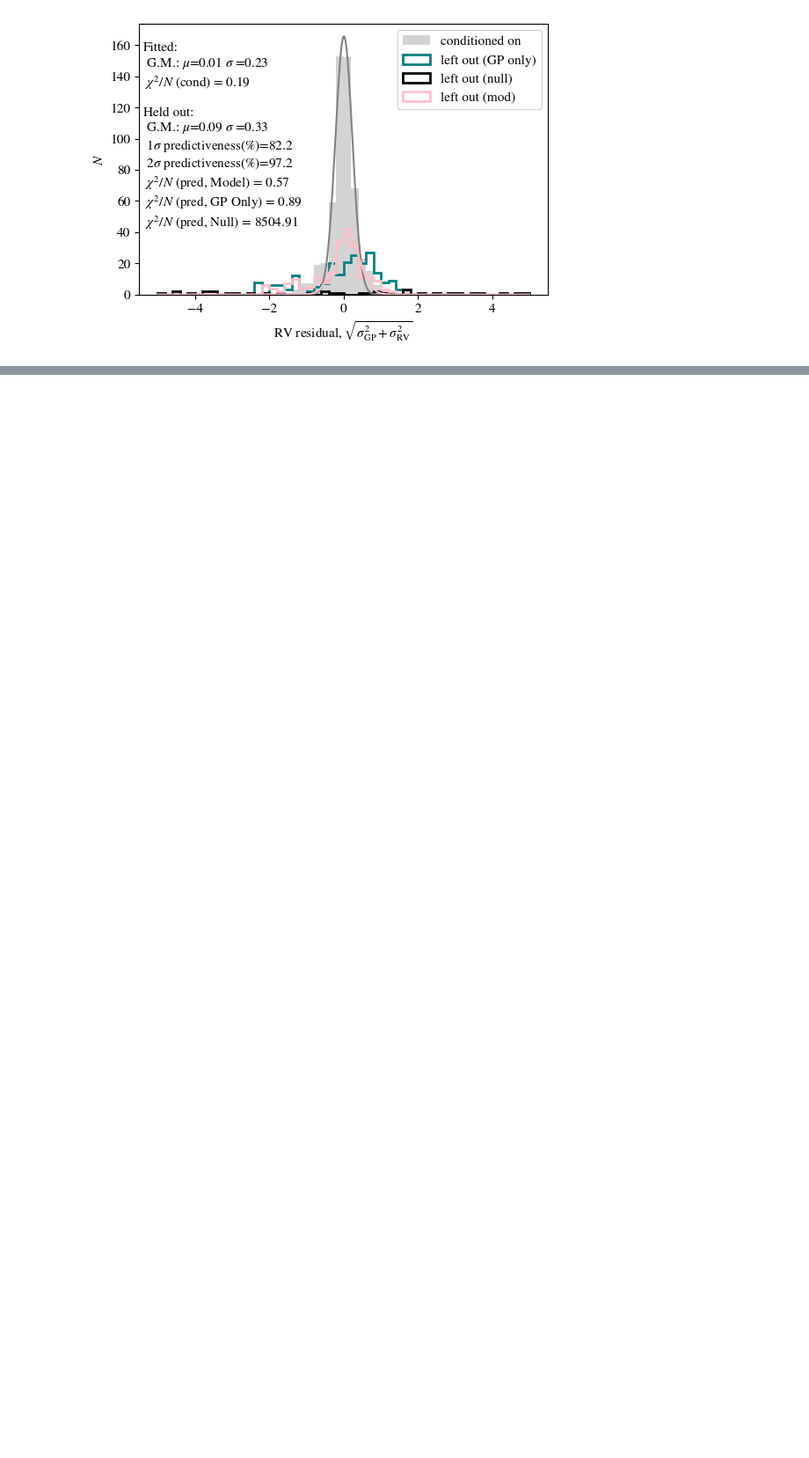
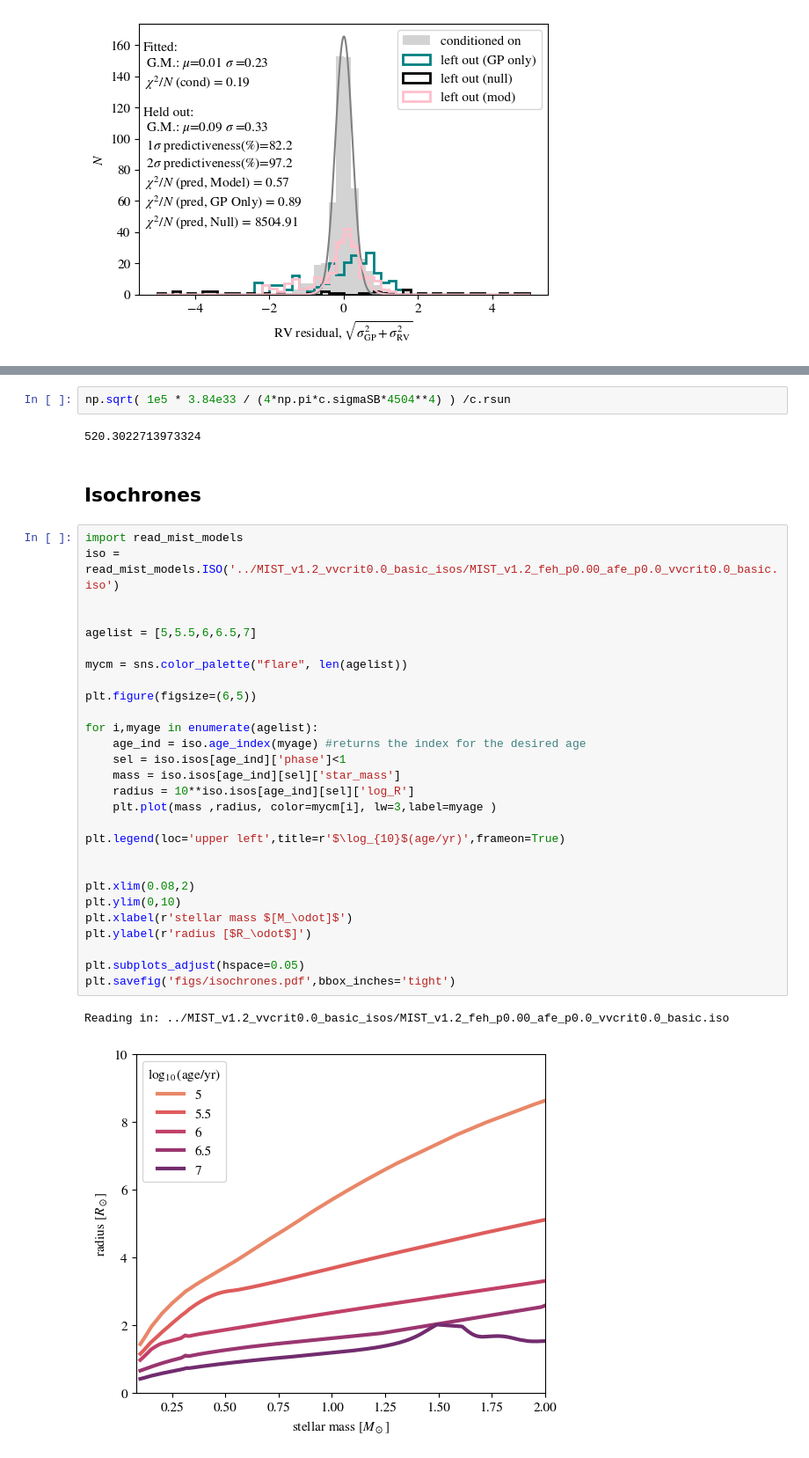
Before and after one commit to morganemacleod/BetelgeuseLittleFriend, a Jupyter notebook: Betelgeuse_LittleFriend_Analysis.ipynb, the cells around one changed output, grey strips where cells are left out. Shown at 88% size. Drawn from its saved outputs; the diff is of its cells as text; blank space fills up the shorter version.

Commit message:
adding a constants file and MIST script

```diff
--- a/Betelgeuse_LittleFriend_Analysis.ipynb
+++ b/Betelgeuse_LittleFriend_Analysis.ipynb
@@ -814,0 +887,37 @@ UsageError: Line magic function `%plt.title('$P` not found.
+# %%
+np.sqrt( 1e5 * 3.84e33 / (4*np.pi*c.sigmaSB*4504**4) ) /c.rsun
+# %% [output]
+520.3022713973324
+# %% [markdown]
+## Isochrones
+# %%
+import read_mist_models
+iso = read_mist_models.ISO('../MIST_v1.2_vvcrit0.0_basic_isos/MIST_v1.2_feh_p0.00_afe_p0.0_vvcrit0.0_basic.iso')
+
+
+agelist = [5,5.5,6,6.5,7]
+
+mycm = sns.color_palette("flare", len(agelist))
+
+plt.figure(figsize=(6,5))
+
+for i,myage in enumerate(agelist):
+    age_ind = iso.age_index(myage) #returns the index for the desired age
+    sel = iso.isos[age_ind]['phase']<1
+    mass = iso.isos[age_ind][sel]['star_mass']
+    radius = 10**iso.isos[age_ind][sel]['log_R']
+    plt.plot(mass ,radius, color=mycm[i], lw=3,label=myage )
+
+plt.legend(loc='upper left',title=r'$\log_{10}$(age/yr)',frameon=True)
+
+
+plt.xlim(0.08,2)
+plt.ylim(0,10)
+plt.xlabel(r'stellar mass $[M_\odot]$')
+plt.ylabel(r'radius [$R_\odot$]')
+
+plt.subplots_adjust(hspace=0.05)
+plt.savefig('figs/isochrones.pdf',bbox_inches='tight')
+# %% [output]
+Reading in: ../MIST_v1.2_vvcrit0.0_basic_isos/MIST_v1.2_feh_p0.00_afe_p0.0_vvcrit0.0_basic.iso
+[figure, added]
```
Also changed, not shown: parts of 9 cells of this notebook, 3 other files.
